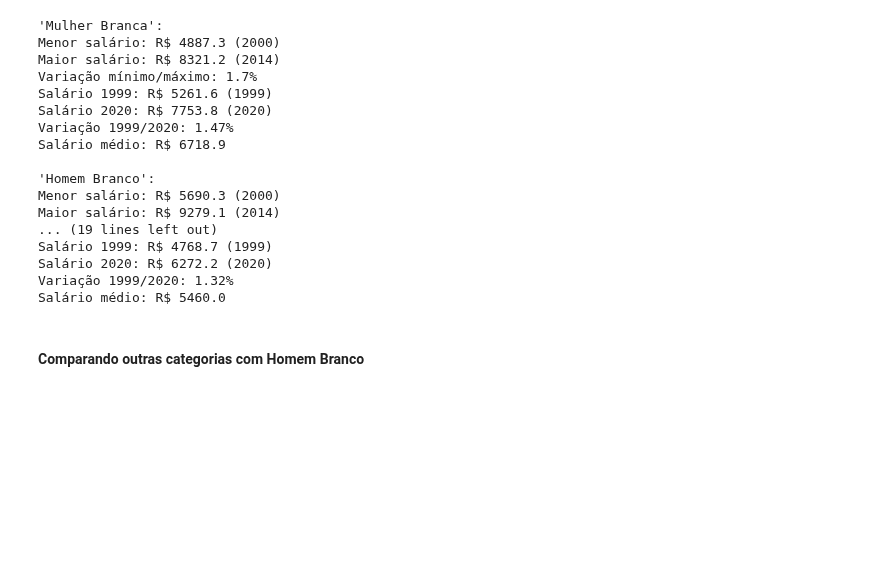
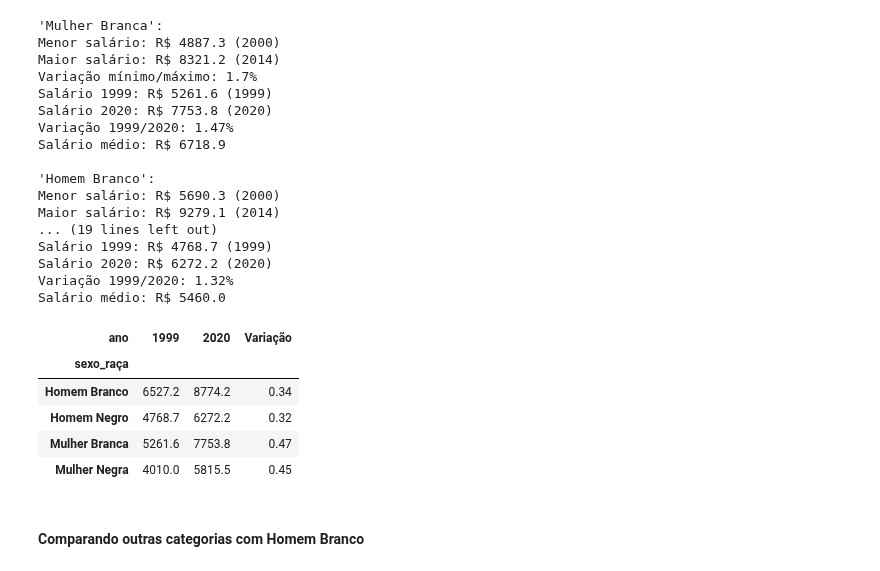
Before and after one commit to deborabastos/hacker_fiscalizacao, a Jupyter notebook: serviores.ipynb, the cells around one changed output. Cells and saved outputs as stored; diff of their text form; code cells hidden in the pictures; blank space fills up the shorter version.

```diff
--- a/serviores.ipynb
+++ b/serviores.ipynb
@@ -214,6 +214,23 @@ Salário 1999: R$ 4768.7 (1999)
 Salário 2020: R$ 6272.2 (2020)
 Variação 1999/2020: 1.32%
 Salário médio: R$ 5460.0
+# %%
+# Tabela contendo valores de 1999 e 2020, por categoria, e variação percentual
+df_variacao = pd.DataFrame()
+df_variacao = df_pivot.loc[[1999, 2020]]
+df_variacao = df_variacao.transpose()
+df_variacao['Variação'] = ((df_variacao[2020] - df_variacao[1999])/df_variacao[1999]).round(2)
+
+# Exporta para csv para utilizar na análise dos dados
+df_variacao.to_csv('./output/df_variacao.csv')
+df_variacao
+# %% [output]
+| ano | 1999 | 2020 | Variação |
+| sexo_raça |  |  |  |
+| Homem Branco | 6527.2 | 8774.2 | 0.34 |
+| Homem Negro | 4768.7 | 6272.2 | 0.32 |
+| Mulher Branca | 5261.6 | 7753.8 | 0.47 |
+| Mulher Negra | 4010.0 | 5815.5 | 0.45 |
 # %% [markdown]
 #### Comparando outras categorias com Homem Branco
 # %%
```
Also changed, not shown: parts of 8 cells of this notebook, 10 other files.
